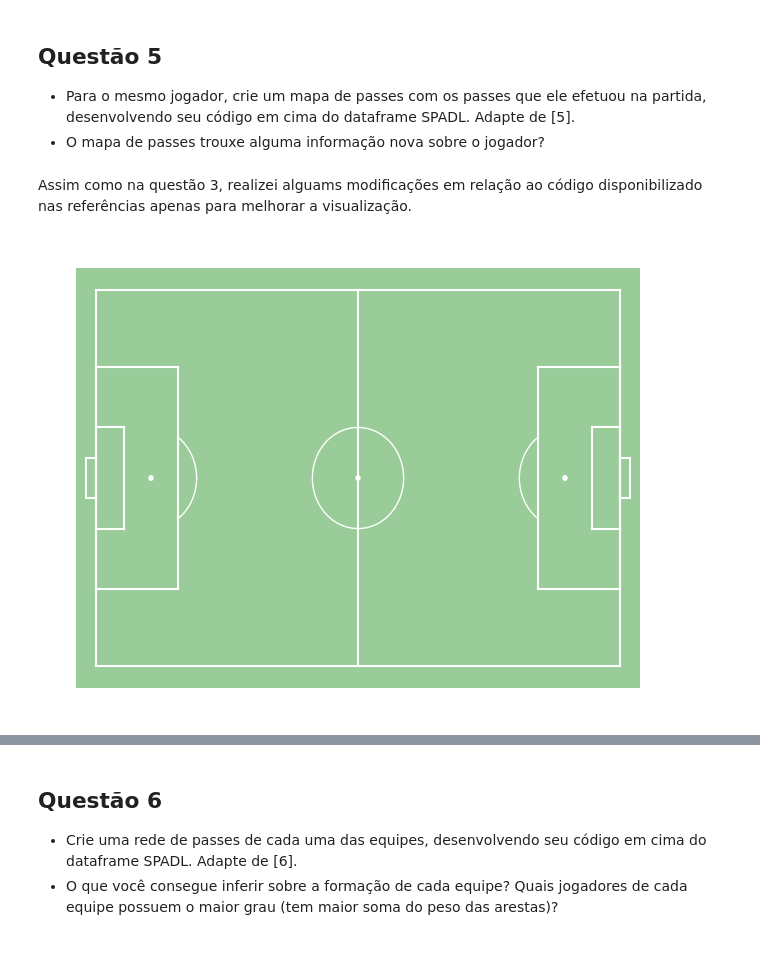
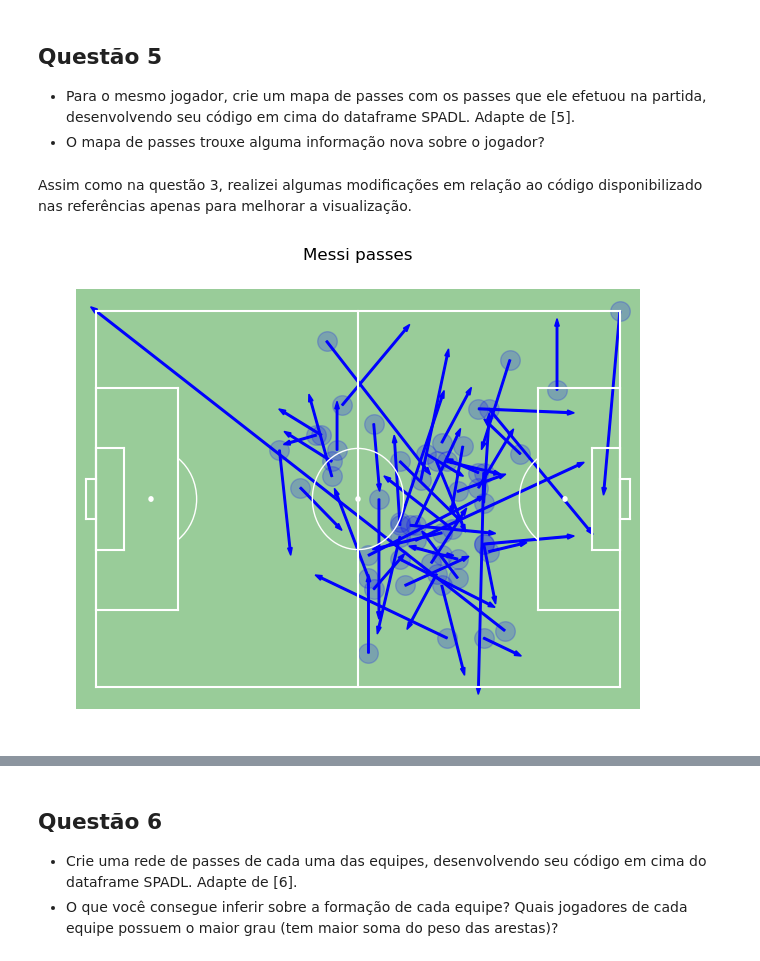
Before and after one commit to lframosferreira/soccer-analytics-notebooks, a Jupyter notebook: atv03/luis_felipe_ramos_ferreira.ipynb, the cells around one changed output, grey strips where cells are left out. Drawn from its saved outputs; the diff is of its cells as text; code cells hidden in the pictures.

```diff
--- a/atv03/luis_felipe_ramos_ferreira.ipynb
+++ b/atv03/luis_felipe_ramos_ferreira.ipynb
@@ -59,7 +75,7 @@ spadl_df
 # %%
 # cleaning data to be compatible with matplotsoccer
 
-spadl_df["result_name"] = spadl_df["result_id"].apply(lambda x: "success" if x == 1 else "failure")
+spadl_df["result_name"] = spadl_df["result_id"].apply(lambda x: "success" if x == 1 else "fail")
 spadl_df["team_name"] = spadl_df["team_id"].apply(lambda x: "Barcelona" if x == BARCELONA_ID else "Real Madrid")
 spadl_df["player_name"] = spadl_df["player_id"].map(players_df.set_index("wyId")["firstName"] + " " + players_df.set_index("wyId")["lastName"])
 
@@ -179,17 +195,17 @@ for i, shot in shots.iterrows():
 
     if (team_name == team1):
         if goal:
-            plt.scatter(x, y, s=200, c="white")
+            plt.scatter(x, y, s=200, c="grey")
             plt.text(x + 1, y + 1, goal_scorers_ids[shot["player_id"]], fontsize=10)
         else:
-            plt.scatter(x, y, s=200, c="white", alpha=.3)
+            plt.scatter(x, y, s=200, c="grey", alpha=.3)
 
     else:
         if goal:
             plt.scatter(x, y, s=200, c="blue")
             plt.text(x + 1, y + 1, goal_scorers_ids[shot["player_id"]])
         else:
-            plt.scatter(x, y, s=200, c="darkblue", alpha=.3)
+            plt.scatter(x, y, s=200, c="blue", alpha=.3)
 
 plt.title(f"{team1} (grey) and {team2} (blue) shots", fontsize = 12)
 plt.show()
@@ -244,30 +262,33 @@ FALAR MAIS
 - Para o mesmo jogador, crie um mapa de passes com os passes que ele efetuou na partida, desenvolvendo seu código em cima do dataframe SPADL. Adapte de [5].
 - O mapa de passes trouxe alguma informação nova sobre o jogador?
 # %% [markdown]
-Assim como na questão 3, realizei alguams modificações em relação ao código disponibilizado nas referências apenas para melhorar a visualização.
+Assim como na questão 3, realizei algumas modificações em relação ao código disponibilizado nas referências apenas para melhorar a visualização.
 # %%
 passes: pd.DataFrame = messi_df.loc[spadl_df["type_name"].isin(
     ['pass',
     'cross',
     'throw_in',
     'freekick_crossed',
     'freekick_short',
     'corner_crossed',
     'corner_short'])].copy()
 
 matplotsoccer.field("green",figsize=8, show=False)
 
 for i, thepass in passes.iterrows():
     x = thepass["start_x"]
     y = thepass["start_y"]
 
     plt.scatter(x, y, s=200, c="blue", alpha=.2)
     dx = thepass["end_x"] - x
     dy = thepass["end_y"] - y
 
-    pass_arrow = plt.Arrow(x, y, dx, dy, width=3, color="blue")
-    ax.add_patch(pass_arrow)
+    plt.arrow(x, y, dx, dy, width=.3, color="blue")
+
 plt.title("Messi passes")
 plt.show()
+
+# obs: alguns passes estao errados. Ex: messi cruzou falta e foi pro goleiro, interpretou x final como 0 e y como 65, len deveria ser 1 entao
+# checar denovo
 # %% [output]
-[figure, old version]
+[figure, new version]
```
Also changed, not shown: parts of 7 cells of this notebook.
